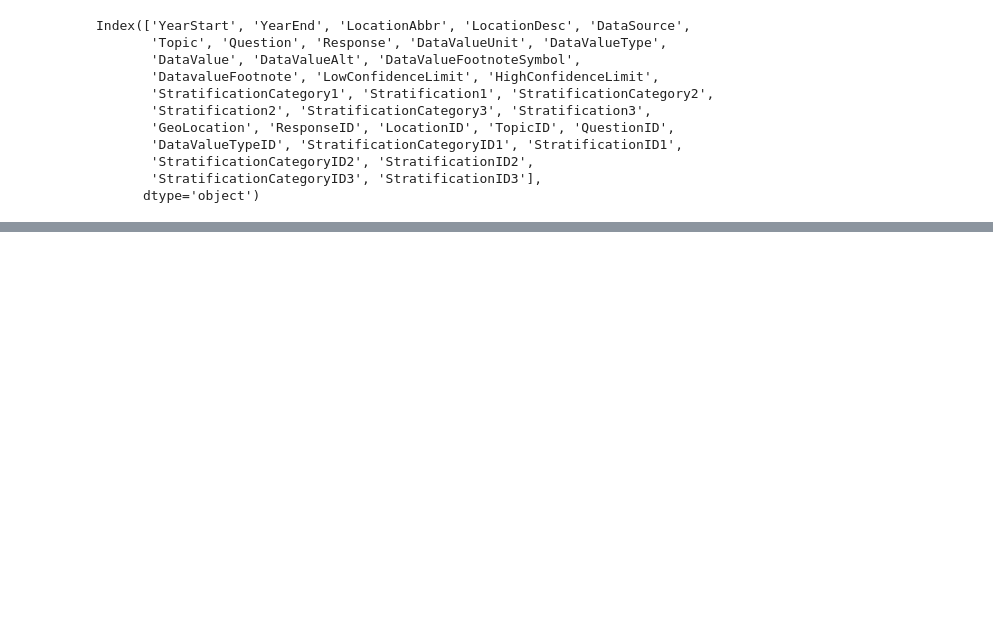
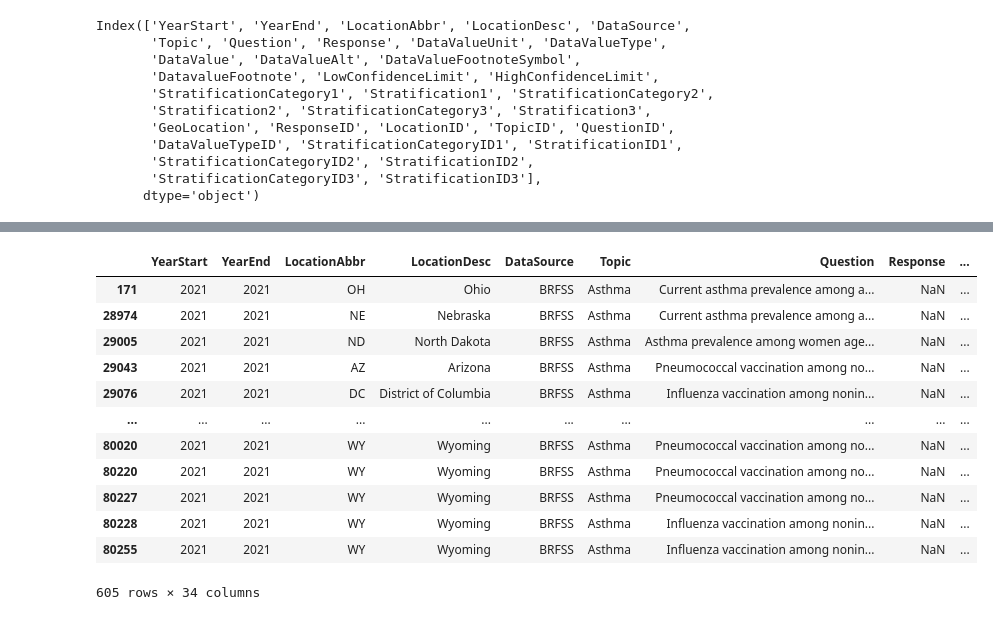
Before and after one commit to icook1/project_3, a Jupyter notebook: Data.ipynb, the cells around one changed output, grey strips where cells are left out. Cells and saved outputs as stored; diff of their text form; code cells hidden in the pictures; blank space fills up the shorter version.

```diff
--- a/Data.ipynb
+++ b/Data.ipynb
@@ -128,3 +130,8 @@ asthma_race_df
 asthma_race_df.to_csv(r"C:\Users\ormis\Desktop\project_3\Resources\Race.csv", index=False)
 
 asthma_gender_df.to_csv(r"C:\Users\ormis\Desktop\project_3\Resources\Gender.csv", index=False)
+# %%
+overall_data = data_2021[data_2021['StratificationCategory1'] == 'Overall']
+# Display the extracted ethnicity data
+print("\nOverall Data:")
+print(overall_data)
@@ -130,0 +156,18 @@ asthma_gender_df.to_csv(r"C:\Users\ormis\Desktop\project_3\Resources\Gender.csv"
+# %%
+asthma_overall_df = pd.DataFrame(overall_data)
+# %%
+asthma_overall_df
+# %% [output]
+|  | YearStart | YearEnd | LocationAbbr | LocationDesc | DataSource | Topic | Question | Response | ... |
+| 171 | 2021 | 2021 | OH | Ohio | BRFSS | Asthma | Current asthma prevalence among a... | NaN | ... |
+| 28974 | 2021 | 2021 | NE | Nebraska | BRFSS | Asthma | Current asthma prevalence among a... | NaN | ... |
+| 29005 | 2021 | 2021 | ND | North Dakota | BRFSS | Asthma | Asthma prevalence among women age... | NaN | ... |
+| 29043 | 2021 | 2021 | AZ | Arizona | BRFSS | Asthma | Pneumococcal vaccination among no... | NaN | ... |
+| 29076 | 2021 | 2021 | DC | District of Columbia | BRFSS | Asthma | Influenza vaccination among nonin... | NaN | ... |
+| ... | ... | ... | ... | ... | ... | ... | ... | ... | ... |
+| 80020 | 2021 | 2021 | WY | Wyoming | BRFSS | Asthma | Pneumococcal vaccination among no... | NaN | ... |
+| 80220 | 2021 | 2021 | WY | Wyoming | BRFSS | Asthma | Pneumococcal vaccination among no... | NaN | ... |
+| 80227 | 2021 | 2021 | WY | Wyoming | BRFSS | Asthma | Pneumococcal vaccination among no... | NaN | ... |
+| 80228 | 2021 | 2021 | WY | Wyoming | BRFSS | Asthma | Influenza vaccination among nonin... | NaN | ... |
+| 80255 | 2021 | 2021 | WY | Wyoming | BRFSS | Asthma | Influenza vaccination among nonin... | NaN | ... |
+605 rows × 34 columns
```
Also changed, not shown: parts of 6 cells of this notebook, 3 other files.
